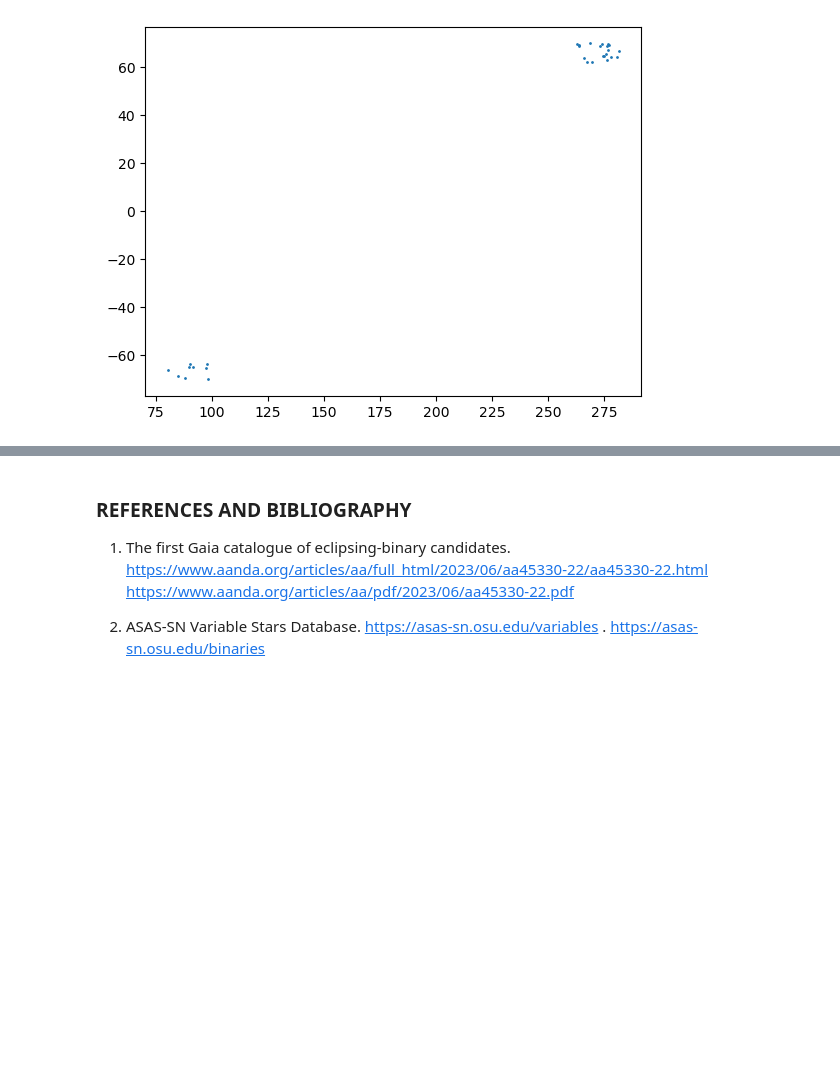
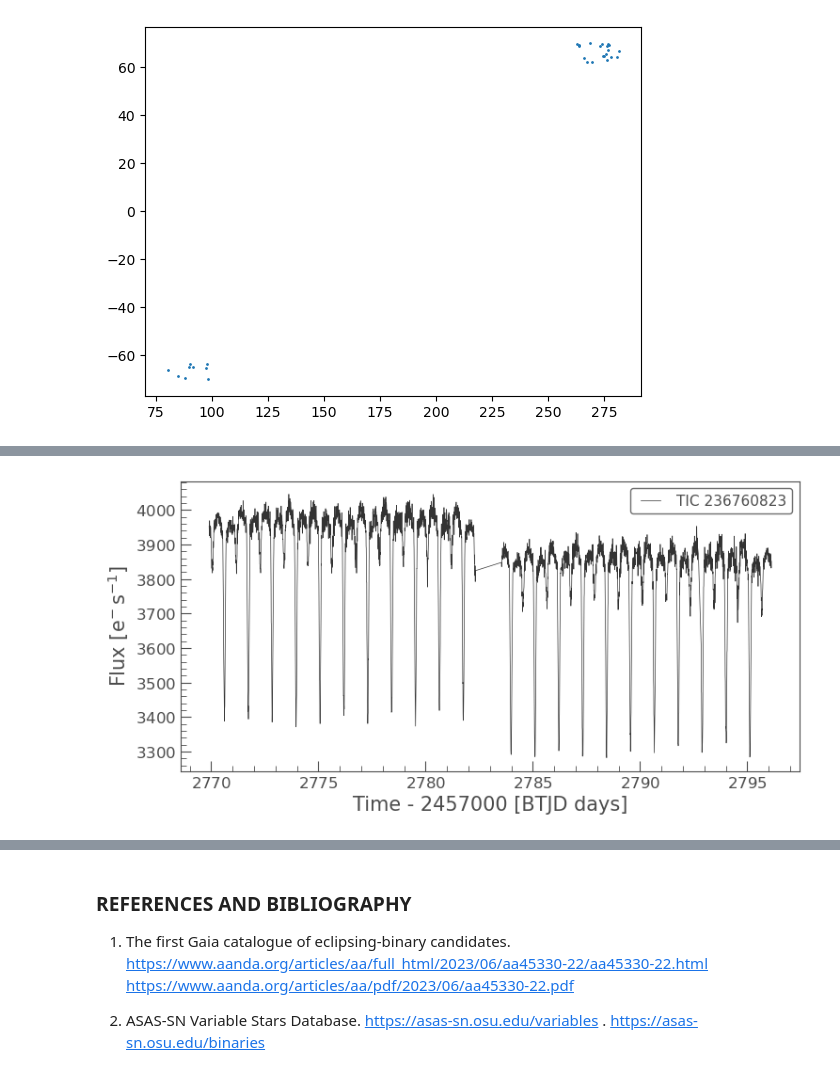
Before and after one commit to spyphyz/TESSCoEBs, a Jupyter notebook: eclipsing_binaries.ipynb, the cells around one changed output, grey strips where cells are left out. Drawn from its saved outputs; the diff is of its cells as text; code cells hidden in the pictures; blank space fills up the shorter version.

```diff
--- a/eclipsing_binaries.ipynb
+++ b/eclipsing_binaries.ipynb
@@ -377,0 +488,6 @@ plt.scatter(merge_tess_binary_source_cone_df['ra_x'], merge_tess_binary_source_c
+# %%
+lc = pixelfile[21].to_lightcurve(aperture_mask='all')
+lc.plot()
+plt.show()
+# %% [output]
+[figure, added]
```
Also changed, not shown: parts of 9 cells of this notebook.
